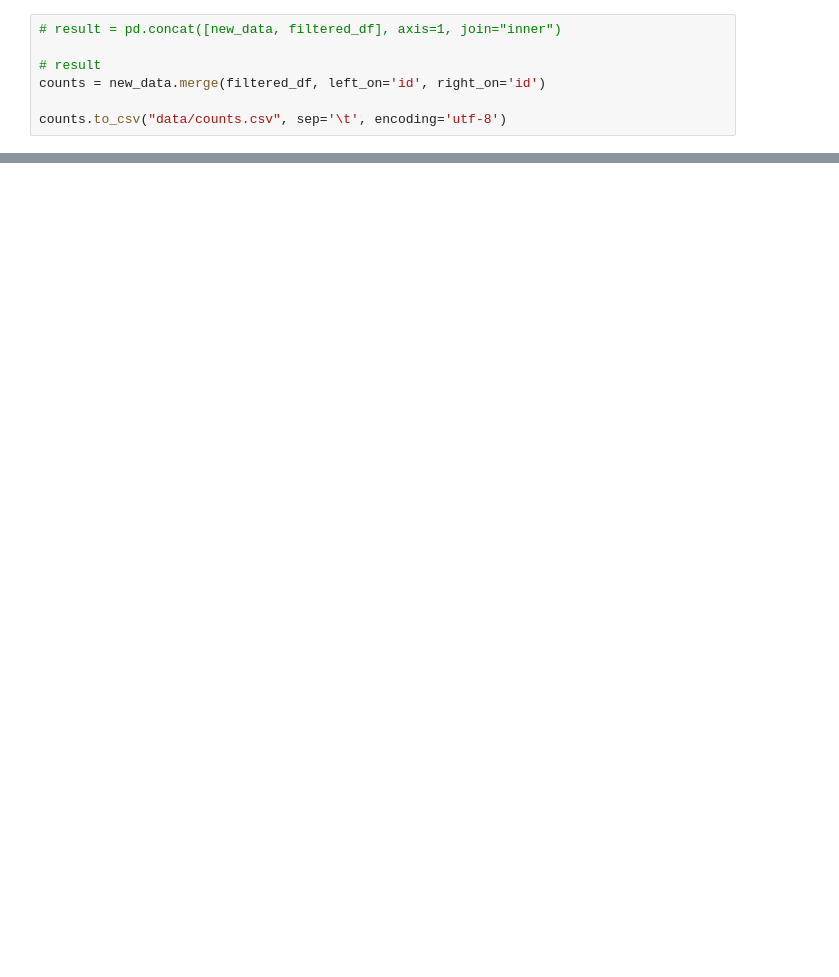
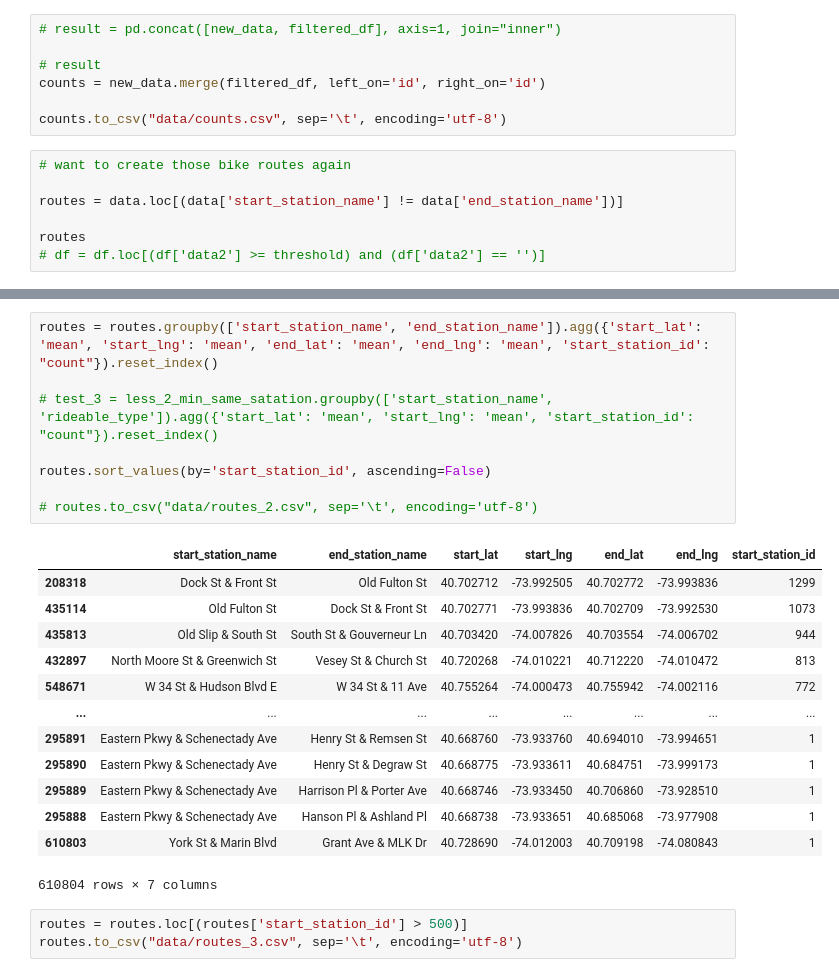
Before and after one commit to michaelrios2015/citi_bike, a Jupyter notebook: project.ipynb, the cells around one changed output, grey strips where cells are left out. Saved outputs shown, nothing was run; the diff lists cells and outputs as text; blank space fills up the shorter version.

```diff
--- a/project.ipynb
+++ b/project.ipynb
@@ -741,3 +662,10 @@ filtered_df
 counts = new_data.merge(filtered_df, left_on='id', right_on='id')
 
 counts.to_csv("data/counts.csv", sep='\t', encoding='utf-8')
+# %%
+# want to create those bike routes again
+
+routes = data.loc[(data['start_station_name'] != data['end_station_name'])]
+
+routes
+# df = df.loc[(df['data2'] >= threshold) and (df['data2'] == '')]
@@ -743,0 +704,25 @@ counts.to_csv("data/counts.csv", sep='\t', encoding='utf-8')
+# %%
+routes = routes.groupby(['start_station_name', 'end_station_name']).agg({'start_lat': 'mean', 'start_lng': 'mean', 'end_lat': 'mean', 'end_lng': 'mean', 'start_station_id': "count"}).reset_index()
+
+# test_3 = less_2_min_same_satation.groupby(['start_station_name', 'rideable_type']).agg({'start_lat': 'mean', 'start_lng': 'mean', 'start_station_id': "count"}).reset_index()
+
+routes.sort_values(by='start_station_id', ascending=False)
+
+# routes.to_csv("data/routes_2.csv", sep='\t', encoding='utf-8')
+# %% [output]
+|  | start_station_name | end_station_name | start_lat | start_lng | end_lat | end_lng | start_station_id |
+| 208318 | Dock St & Front St | Old Fulton St | 40.702712 | -73.992505 | 40.702772 | -73.993836 | 1299 |
+| 435114 | Old Fulton St | Dock St & Front St | 40.702771 | -73.993836 | 40.702709 | -73.992530 | 1073 |
+| 435813 | Old Slip & South St | South St & Gouverneur Ln | 40.703420 | -74.007826 | 40.703554 | -74.006702 | 944 |
+| 432897 | North Moore St & Greenwich St | Vesey St & Church St | 40.720268 | -74.010221 | 40.712220 | -74.010472 | 813 |
+| 548671 | W 34 St & Hudson Blvd E | W 34 St & 11 Ave | 40.755264 | -74.000473 | 40.755942 | -74.002116 | 772 |
+| ... | ... | ... | ... | ... | ... | ... | ... |
+| 295891 | Eastern Pkwy & Schenectady Ave | Henry St & Remsen St | 40.668760 | -73.933760 | 40.694010 | -73.994651 | 1 |
+| 295890 | Eastern Pkwy & Schenectady Ave | Henry St & Degraw St | 40.668775 | -73.933611 | 40.684751 | -73.999173 | 1 |
+| 295889 | Eastern Pkwy & Schenectady Ave | Harrison Pl & Porter Ave | 40.668746 | -73.933450 | 40.706860 | -73.928510 | 1 |
+| 295888 | Eastern Pkwy & Schenectady Ave | Hanson Pl & Ashland Pl | 40.668738 | -73.933651 | 40.685068 | -73.977908 | 1 |
+| 610803 | York St & Marin Blvd | Grant Ave & MLK Dr | 40.728690 | -74.012003 | 40.709198 | -74.080843 | 1 |
+610804 rows × 7 columns
+# %%
+routes = routes.loc[(routes['start_station_id'] > 500)]
+routes.to_csv("data/routes_3.csv", sep='\t', encoding='utf-8')
```
Also changed, not shown: parts of 32 cells of this notebook.
